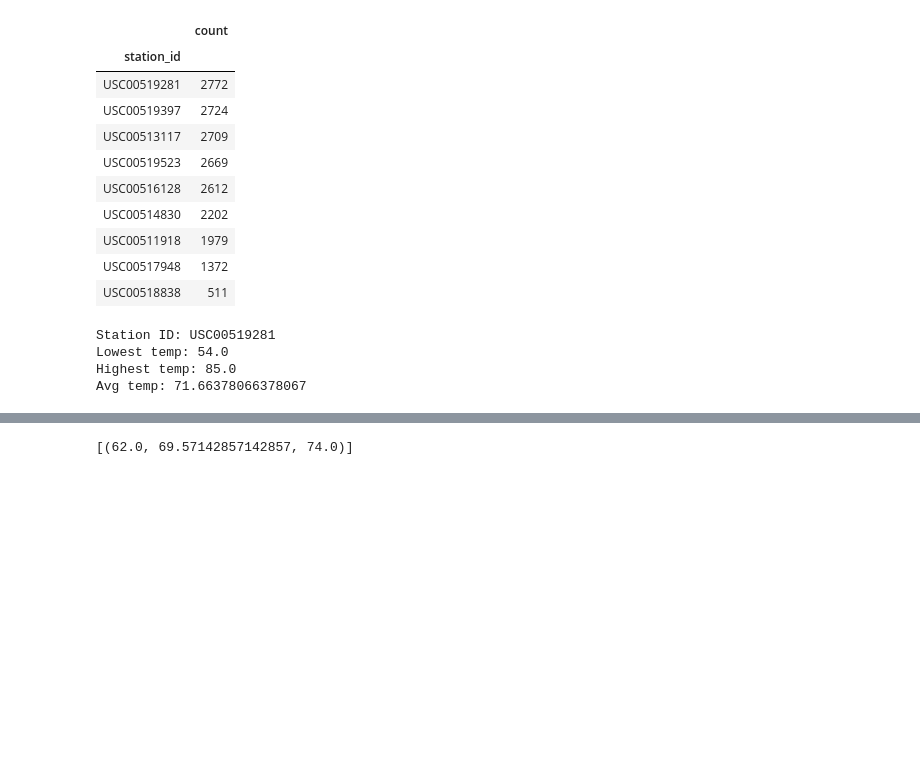
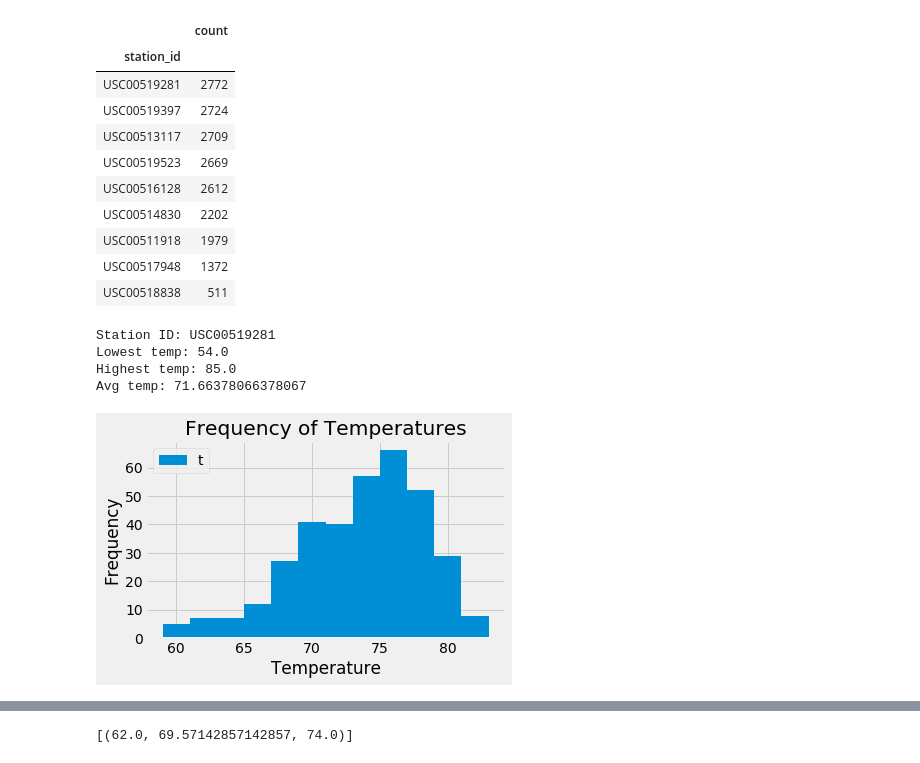
Before and after one commit to jaime030690/sqlalchemy-challenge, a Jupyter notebook: climate_starter.ipynb, the cells around one changed output, grey strips where cells are left out. Cells and saved outputs as stored; diff of their text form; code cells hidden in the pictures; blank space fills up the shorter version.

```diff
--- a/climate_starter.ipynb
+++ b/climate_starter.ipynb
@@ -138,3 +139,20 @@ Avg temp: 71.66378066378067
 # %%
 # Choose the station with the highest number of temperature observations.
 # Query the last 12 months of temperature observation data for this station and plot the results as a histogram
+
+query = session.query(Measurement.tobs).filter(Measurement.station == most_active).\
+    filter(func.strftime(Measurement.date) > cutoff).all()
+
+# Add query results to dataframe
+df_tobs = pd.DataFrame(query, columns = ['tobs'])
+
+# Create histogram
+plt.hist(df_tobs['tobs'], bins = 12)
+plt.title('Frequency of Temperatures')
+plt.xlabel('Temperature')
+plt.ylabel('Frequency')
+plt.legend('tobs', loc = 'upper left')
+plt.tight_layout()
+plt.show()
+# %% [output]
+[figure, added]
```
Also changed, not shown: parts of 2 cells of this notebook.
